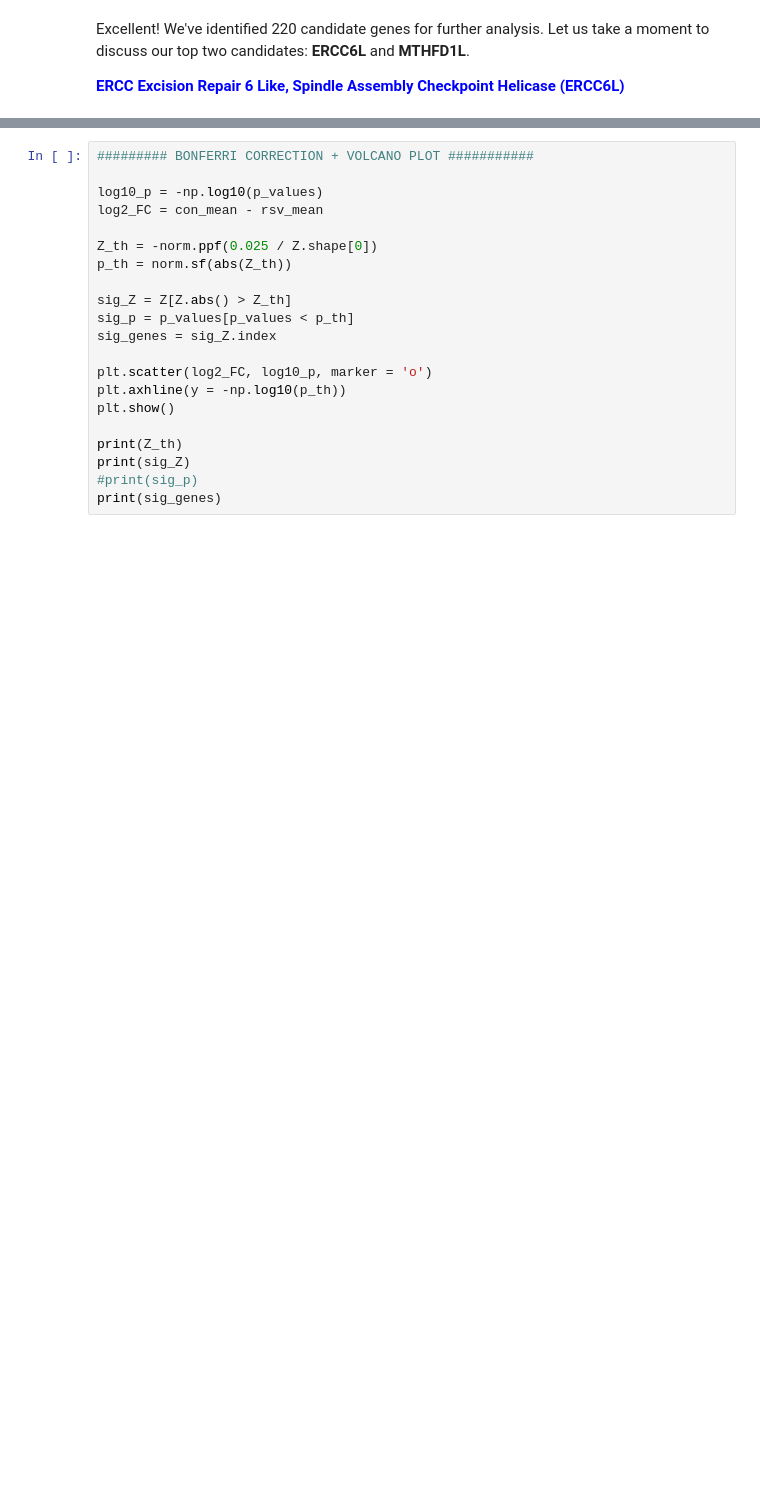
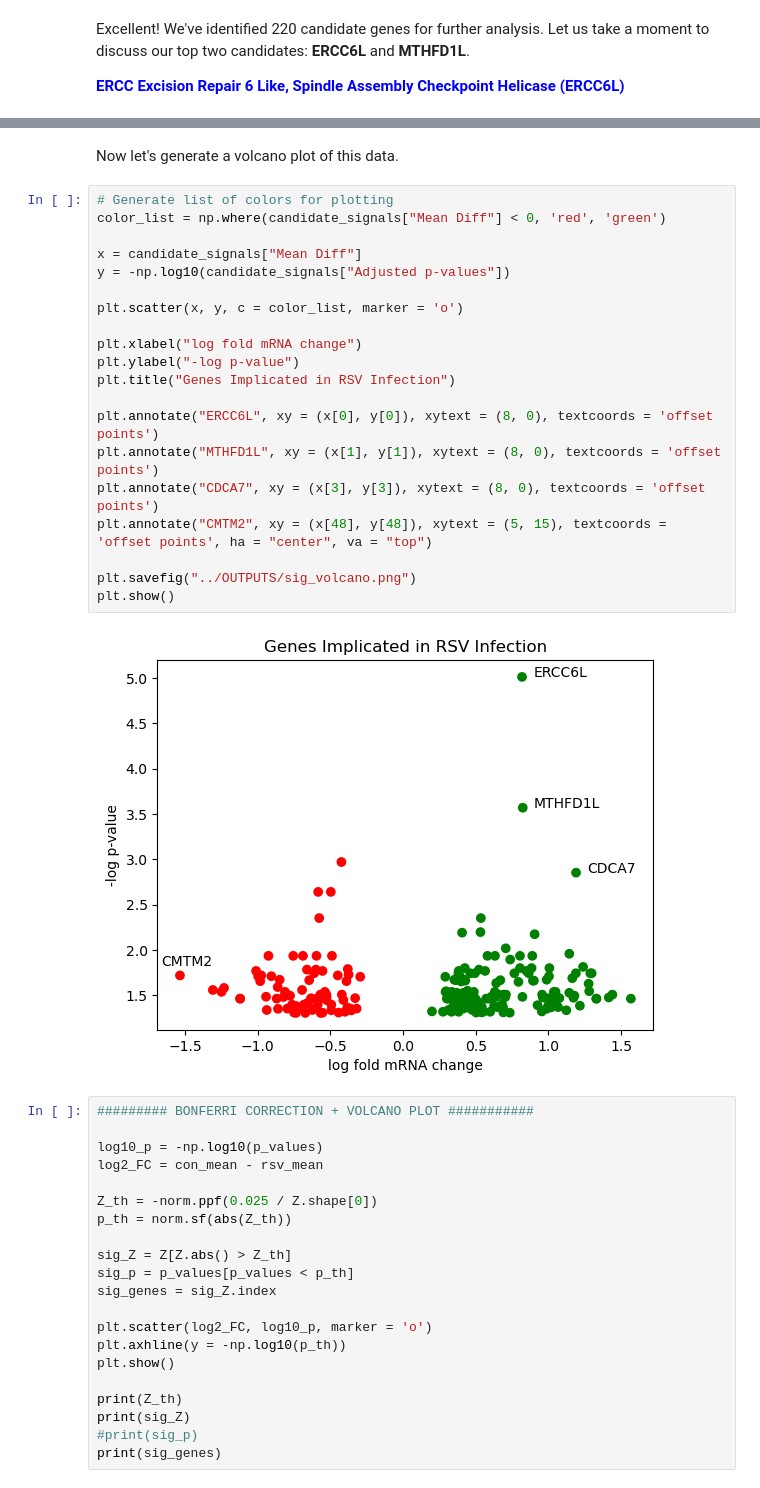
Before and after one commit to NickPanyanouvong/Bio_165_Project, a Jupyter notebook: Project_Folder/ANALYSIS/Analysis.ipynb, the cells around one changed output, grey strips where cells are left out. Drawn from its saved outputs; the diff is of its cells as text; blank space fills up the shorter version.

Commit message:
Added volcano plot

```diff
--- a/Project_Folder/ANALYSIS/Analysis.ipynb
+++ b/Project_Folder/ANALYSIS/Analysis.ipynb
@@ -106,6 +106,30 @@ candidate_signals.head(5) # Let's take a look!
 | TNFRSF10B | -13.246372 | -14.047852 | -13.611568 | -13.736808 | -13.464121 | -13.680071 | -14.685384 | -13.229816 | ... |
 | CDCA7 | -17.726448 | -18.469076 | -16.576464 | -17.580082 | -17.848785 | -18.39889 | -17.887018 | -18.061605 | ... |
 | LAMTOR4 | -13.183133 | -13.964455 | -13.722315 | -13.696001 | -13.708855 | -14.129429 | -14.869096 | -14.440508 | ... |
+# %% [markdown]
+Now let's generate a volcano plot of this data.
+# %%
+# Generate list of colors for plotting
+color_list = np.where(candidate_signals["Mean Diff"] < 0, 'red', 'green')
+
+x = candidate_signals["Mean Diff"]
+y = -np.log10(candidate_signals["Adjusted p-values"])
+
+plt.scatter(x, y, c = color_list, marker = 'o')
+
+plt.xlabel("log fold mRNA change")
+plt.ylabel("-log p-value")
+plt.title("Genes Implicated in RSV Infection")
+
+plt.annotate("ERCC6L", xy = (x[0], y[0]), xytext = (8, 0), textcoords = 'offset points')
+plt.annotate("MTHFD1L", xy = (x[1], y[1]), xytext = (8, 0), textcoords = 'offset points')
+plt.annotate("CDCA7", xy = (x[3], y[3]), xytext = (8, 0), textcoords = 'offset points')
+plt.annotate("CMTM2", xy = (x[48], y[48]), xytext = (5, 15), textcoords = 'offset points', ha = "center", va = "top")
+
+plt.savefig("../OUTPUTS/sig_volcano.png")
+plt.show()
+# %% [output]
+[figure, added]
 # %%
 ######### BONFERRI CORRECTION + VOLCANO PLOT ###########
 
```
Also changed, not shown: 3 other files.
